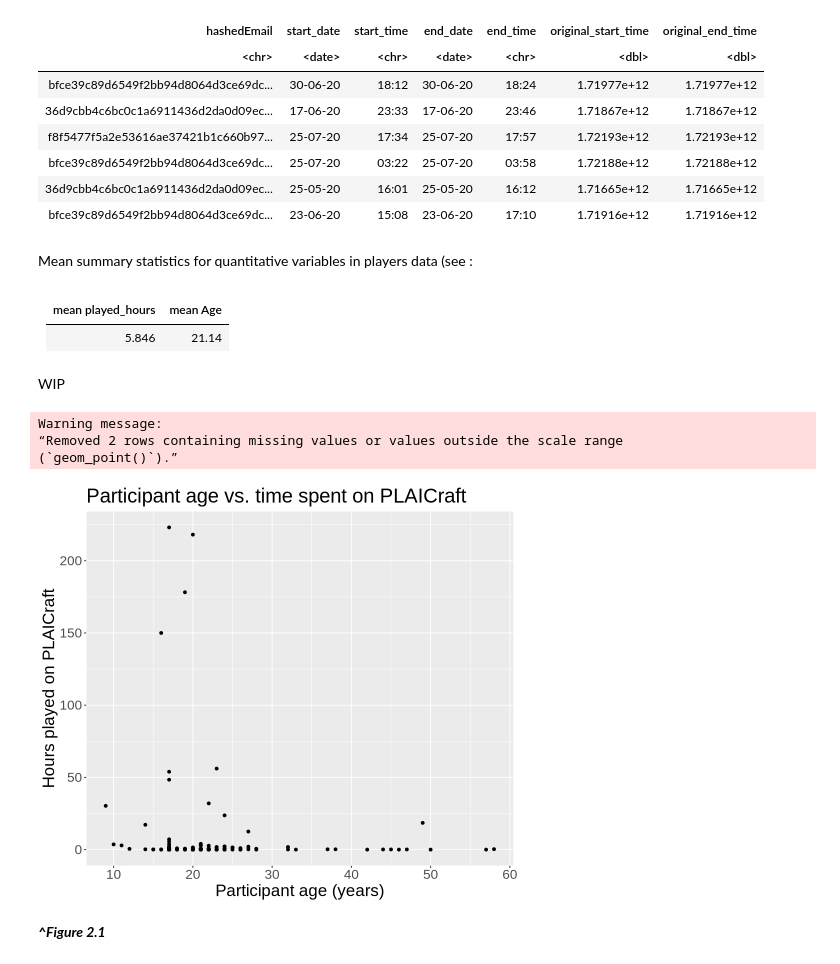
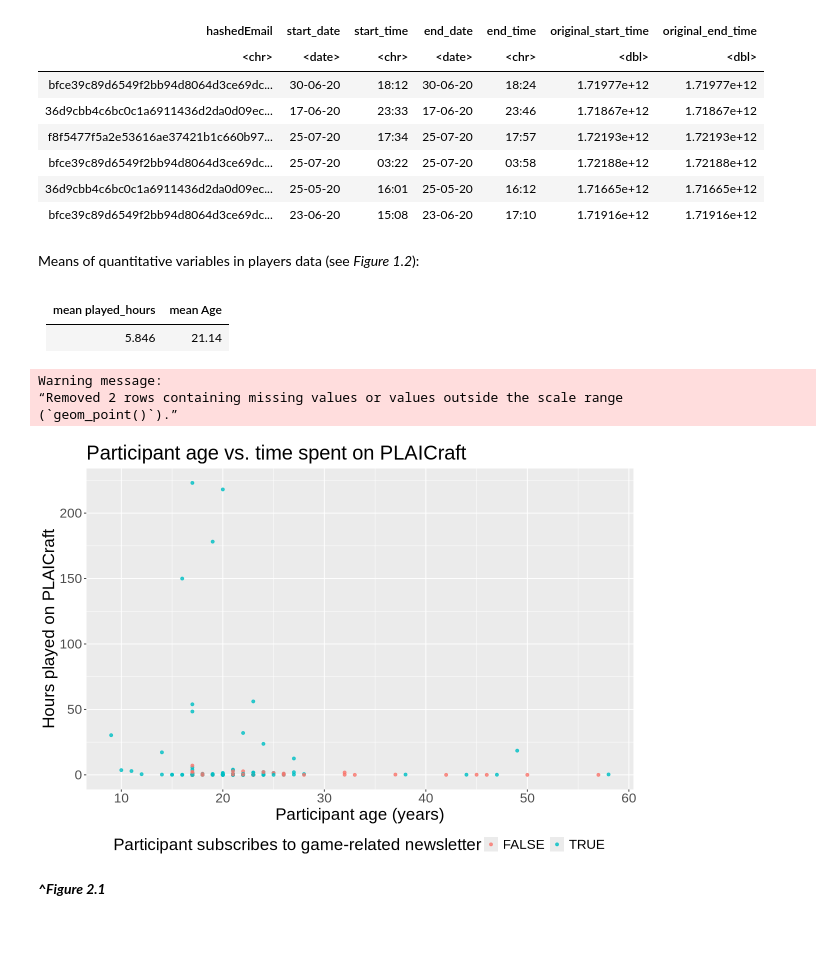
Before and after one commit to chrispy-tacos/dsci_idv_planning, a Jupyter notebook: chris_gibbons_2_idv_planning.ipynb, the cells around one changed output. Saved outputs shown, nothing was run; the diff lists cells and outputs as text; code cells hidden in the pictures; blank space fills up the shorter version.

Commit message:
Finished EDA and Visualization
Also revised other sections to make sure every requirement was met for the assignment.

```diff
--- a/chris_gibbons_2_idv_planning.ipynb
+++ b/chris_gibbons_2_idv_planning.ipynb
@@ -169,25 +167,23 @@ A tibble: 6 × 7
 # %% [markdown]
-Mean summary statistics for quantitative variables in players data (see :
+Means of quantitative variables in players data (see *Figure 1.2*):
 # %% [markdown]
 | mean played_hours | mean Age |
 | --- | --- |
 | 5.846 | 21.14 |
-# %% [markdown]
-WIP
 # %%
-options(repr.plot.width = 8, repr.plot.length = 8)
+options(repr.plot.width = 10, repr.plot.length = 10)
 
-players_plot <- ggplot(players_data, aes(x = Age, y = played_hours)) +
-    geom_point() +
-    labs(x = "Participant age (years)", y = "Hours played on PLAICraft") +
+players_plot <- ggplot(players_data, aes(x = Age, y = played_hours, color = subscribe)) +
+    geom_point(alpha = 0.8) +
+    labs(x = "Participant age (years)", y = "Hours played on PLAICraft", color = "Participant subscribes to game-related newsletter") +
     ggtitle("Participant age vs. time spent on PLAICraft") +
-    theme(text = element_text(size = 20))
+    theme(text = element_text(size = 20), legend.position = "bottom")
 players_plot
 # %% [output]
 Warning message:
 “Removed 2 rows containing missing values or values outside the scale range
 (`geom_point()`).”
-[figure, old version]
+[figure, new version]
 # %% [markdown]
 ***^Figure 2.1***
 # %%
```
Also changed, not shown: parts of 6 cells of this notebook.
